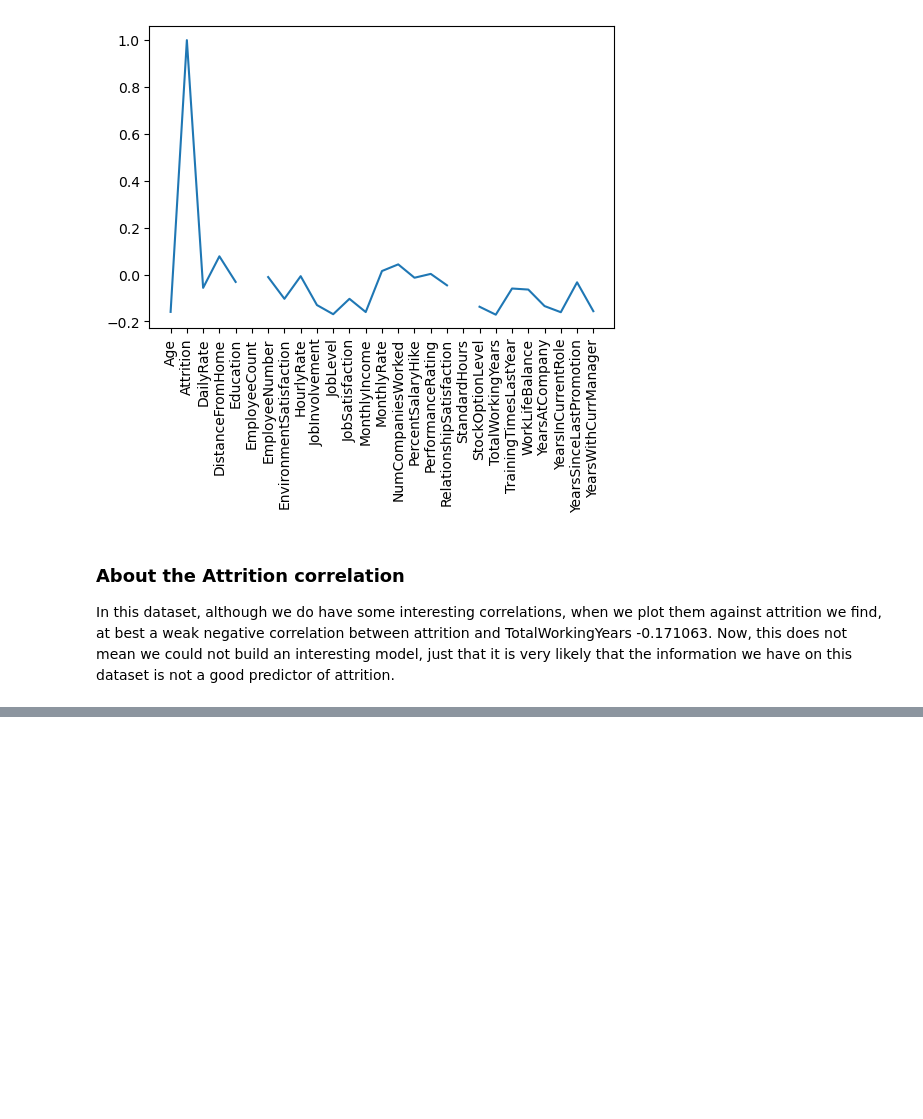
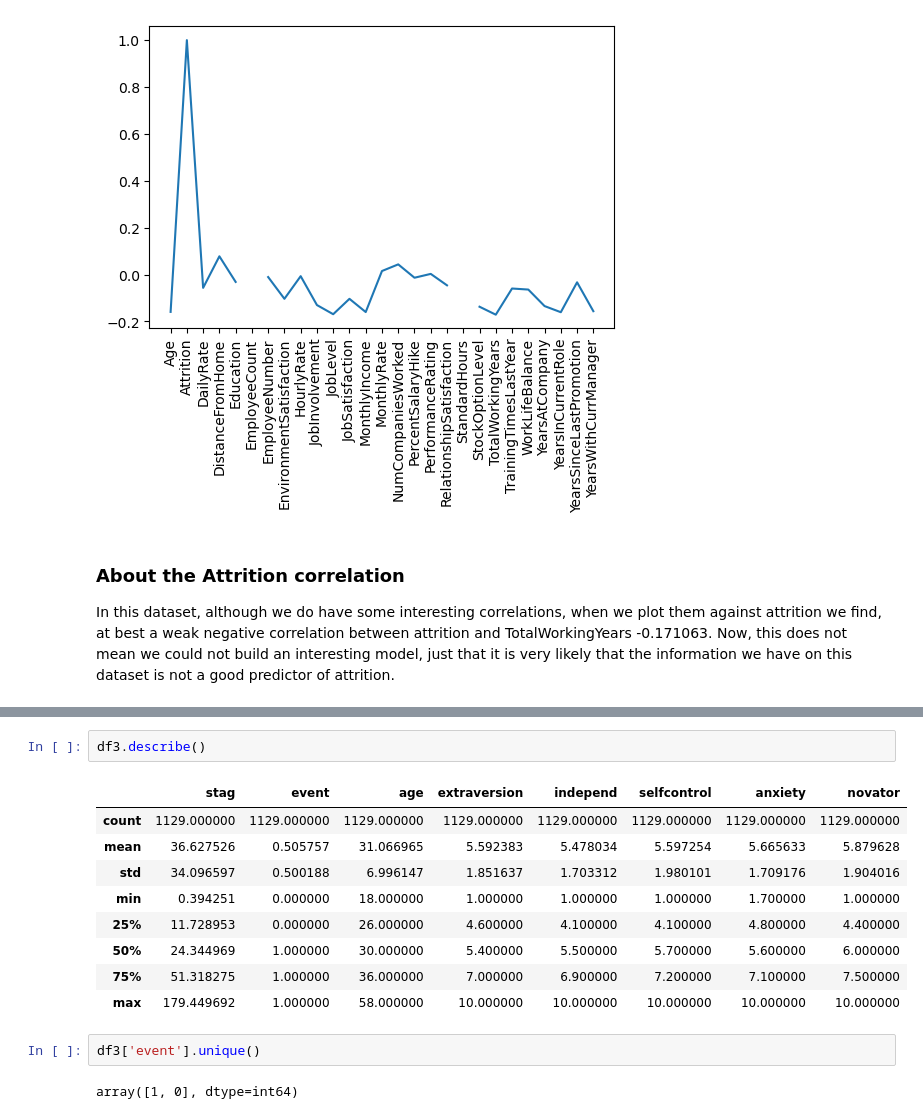
Before and after one commit to jackraifer/66DaysOfData-Road-to-Data-Science, a Jupyter notebook: 02_HR_Datasets_Initial_EDA.ipynb, the cells around one changed output, grey strips where cells are left out. Drawn from its saved outputs; the diff is of its cells as text; blank space fills up the shorter version.

```diff
--- a/02_HR_Datasets_Initial_EDA.ipynb
+++ b/02_HR_Datasets_Initial_EDA.ipynb
@@ -220,0 +235,16 @@ In this dataset, although we do have some interesting correlations, when we plot
+# %%
+df3.describe()
+# %% [output]
+|  | stag | event | age | extraversion | independ | selfcontrol | anxiety | novator |
+| count | 1129.000000 | 1129.000000 | 1129.000000 | 1129.000000 | 1129.000000 | 1129.000000 | 1129.000000 | 1129.000000 |
+| mean | 36.627526 | 0.505757 | 31.066965 | 5.592383 | 5.478034 | 5.597254 | 5.665633 | 5.879628 |
+| std | 34.096597 | 0.500188 | 6.996147 | 1.851637 | 1.703312 | 1.980101 | 1.709176 | 1.904016 |
+| min | 0.394251 | 0.000000 | 18.000000 | 1.000000 | 1.000000 | 1.000000 | 1.700000 | 1.000000 |
+| 25% | 11.728953 | 0.000000 | 26.000000 | 4.600000 | 4.100000 | 4.100000 | 4.800000 | 4.400000 |
+| 50% | 24.344969 | 1.000000 | 30.000000 | 5.400000 | 5.500000 | 5.700000 | 5.600000 | 6.000000 |
+| 75% | 51.318275 | 1.000000 | 36.000000 | 7.000000 | 6.900000 | 7.200000 | 7.100000 | 7.500000 |
+| max | 179.449692 | 1.000000 | 58.000000 | 10.000000 | 10.000000 | 10.000000 | 10.000000 | 10.000000 |
+# %%
+df3['event'].unique()
+# %% [output]
+array([1, 0], dtype=int64)
```
Also changed, not shown: parts of 6 cells of this notebook, 1 other file.
